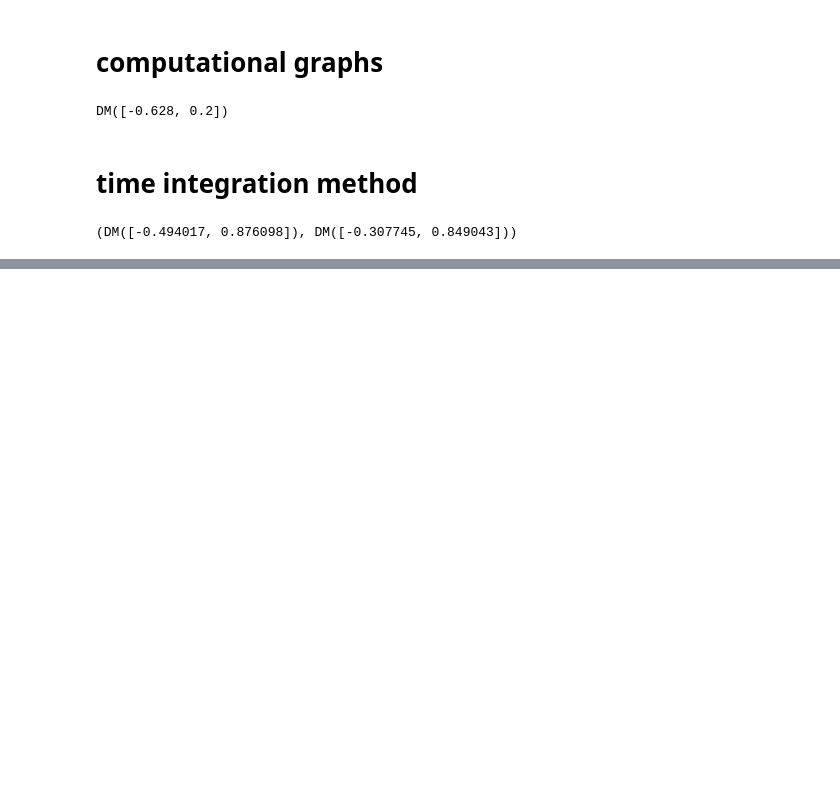
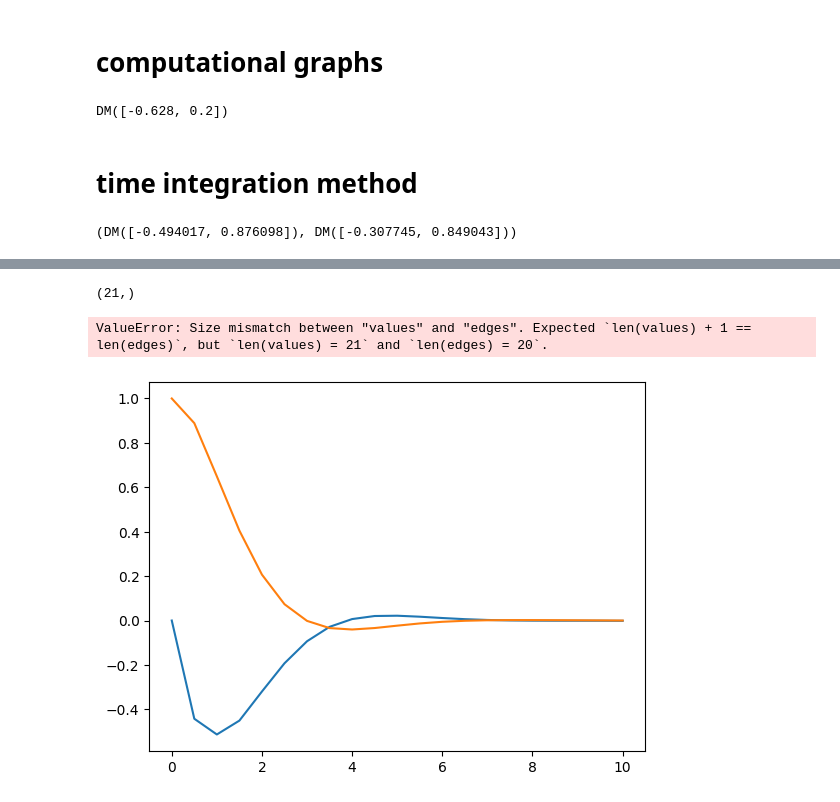
Before and after one commit to edxmorgan/nmpc_casadi, a Jupyter notebook: Nonlinear MPC tutorial.ipynb, the cells around one changed output, grey strips where cells are left out. Drawn from its saved outputs; the diff is of its cells as text; code cells hidden in the pictures; blank space fills up the shorter version.

```diff
--- a/Nonlinear MPC tutorial.ipynb
+++ b/Nonlinear MPC tutorial.ipynb
@@ -50,0 +68,17 @@ plt.show()
+# %%
+opti = Opti() # Optimization problem
+
+x = opti.variable(2,N+1) # decision variable for state trajectory
+u = opti.variable(1,N)
+p = opti.parameter(2,1) # parameter not optimized over
+
+opti.minimize(sumsqr(x) + sumsqr(u))
+
+for k in range(N):
+    opti.subject_to(x[:,k+1]==F(x[:,k], u[:,k]))
+
+opti.subject_to(u>=-1)
+opti.subject_to(u<=1)
+opti.subject_to(x[:,0]==p)
+
+opti
@@ -50,0 +93,6 @@ plt.show()
+# %%
+# choose a concrete solver
+opti.solver('sqpmethod', {'qpsol':'qrqp'});
+
+opti.set_value(p,[0,1]);
+sol = opti.solve();
@@ -50,0 +117,14 @@ plt.show()
+# %%
+t.shape
+# %% [output]
+(21,)
+# %%
+plt.figure()
+plt.plot(t, sol.value(x).T)
+plt.stairs(t, sol.value(u))
+plt.legend(['x0 [m/s]', 'x1[m]'])
+plt.xlabel('t [s]')
+plt.show()
+# %% [output]
+ValueError: Size mismatch between "values" and "edges". Expected `len(values) + 1 == len(edges)`, but `len(values) = 21` and `len(edges) = 20`.
+[figure, added]
```
Also changed, not shown: parts of 8 cells of this notebook.
